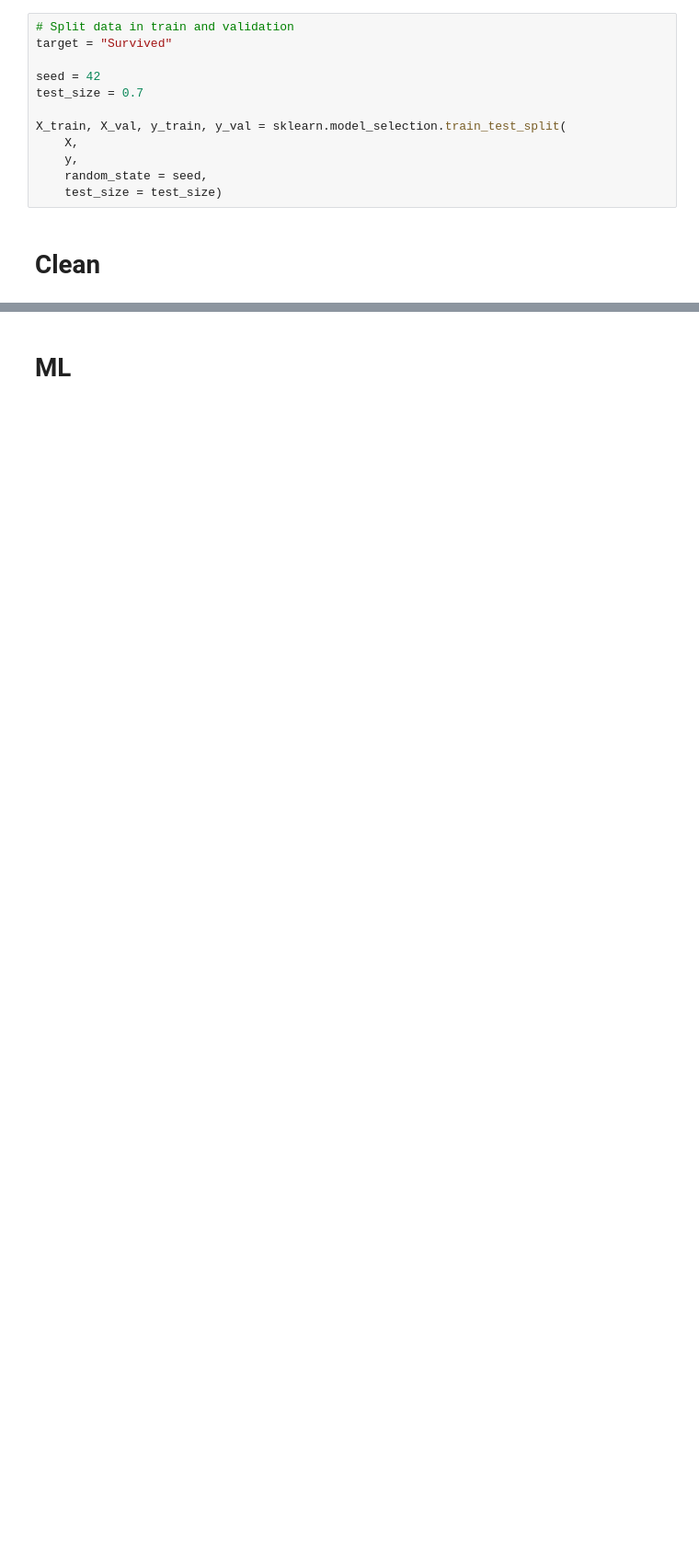
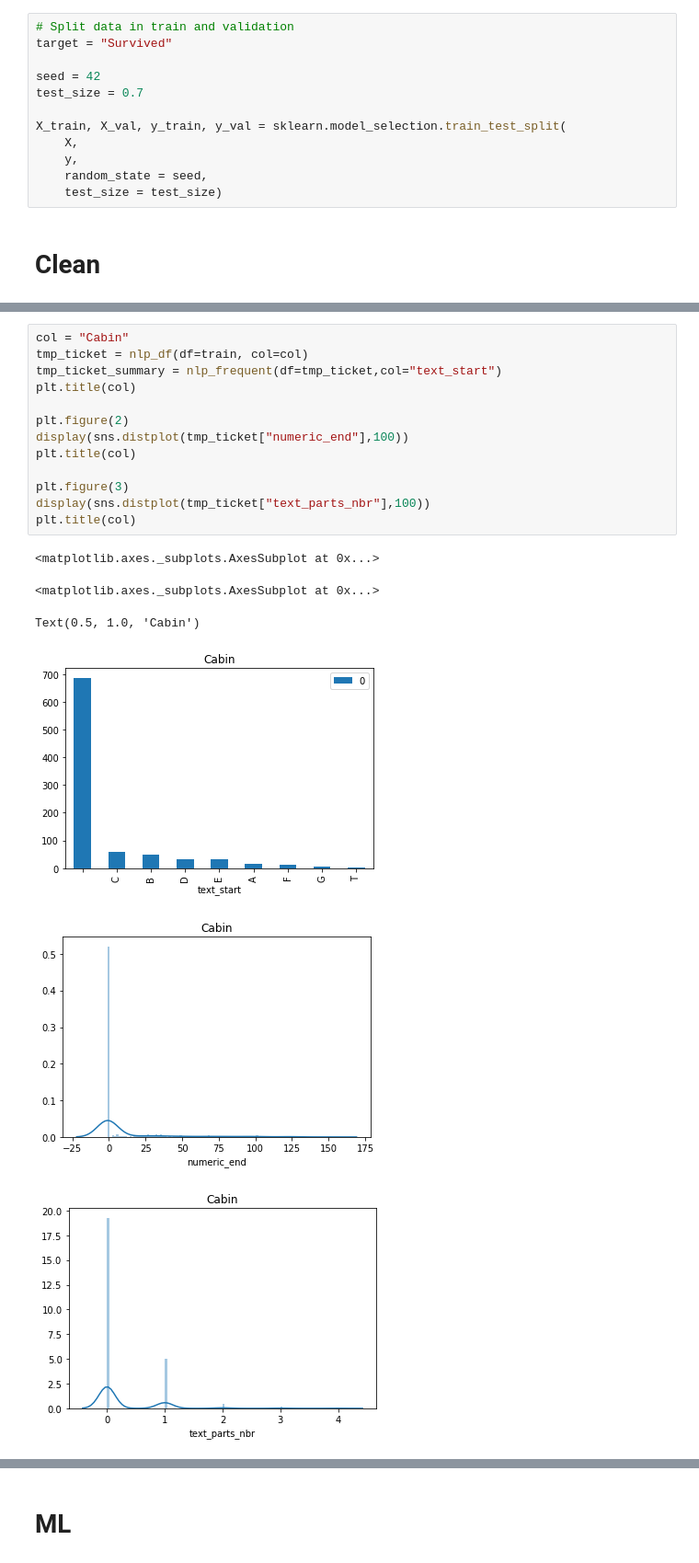
Before and after one commit to EmilMachine/ml_club, a Jupyter notebook: 05_intro_ml/notebooks/1_minimal_ml_notebook_data_cleaning.ipynb, the cells around one changed output, grey strips where cells are left out. Shown at 92% size. Saved outputs shown, nothing was run; the diff lists cells and outputs as text; blank space fills up the shorter version.

```diff
--- a/05_intro_ml/notebooks/1_minimal_ml_notebook_data_cleaning.ipynb
+++ b/05_intro_ml/notebooks/1_minimal_ml_notebook_data_cleaning.ipynb
@@ -191,0 +251,20 @@ X_train, X_val, y_train, y_val = sklearn.model_selection.train_test_split(
+# %%
+col = "Cabin"
+tmp_ticket = nlp_df(df=train, col=col)
+tmp_ticket_summary = nlp_frequent(df=tmp_ticket,col="text_start")
+plt.title(col)
+
+plt.figure(2)
+display(sns.distplot(tmp_ticket["numeric_end"],100))
+plt.title(col)
+
+plt.figure(3)
+display(sns.distplot(tmp_ticket["text_parts_nbr"],100))
+plt.title(col)
+# %% [output]
+<matplotlib.axes._subplots.AxesSubplot at 0x...>
+<matplotlib.axes._subplots.AxesSubplot at 0x...>
+Text(0.5, 1.0, 'Cabin')
+[figure, added]
+[figure, added]
+[figure, added]
```
Also changed, not shown: parts of 21 cells of this notebook.
